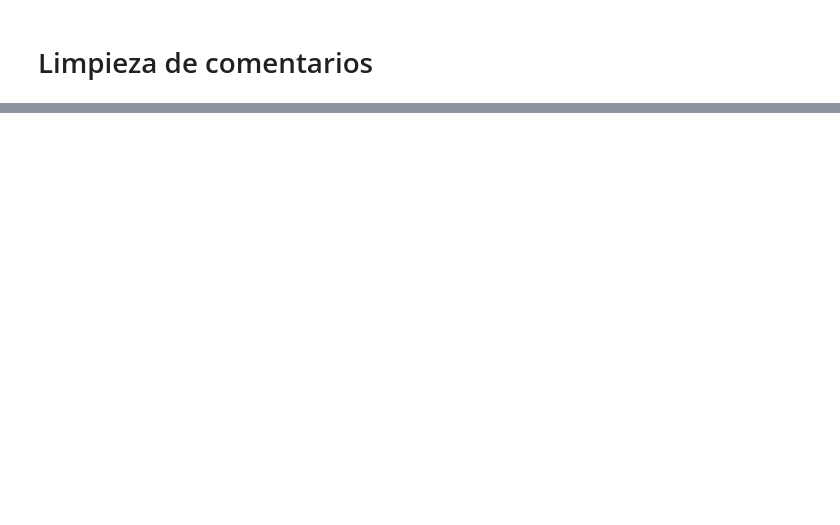
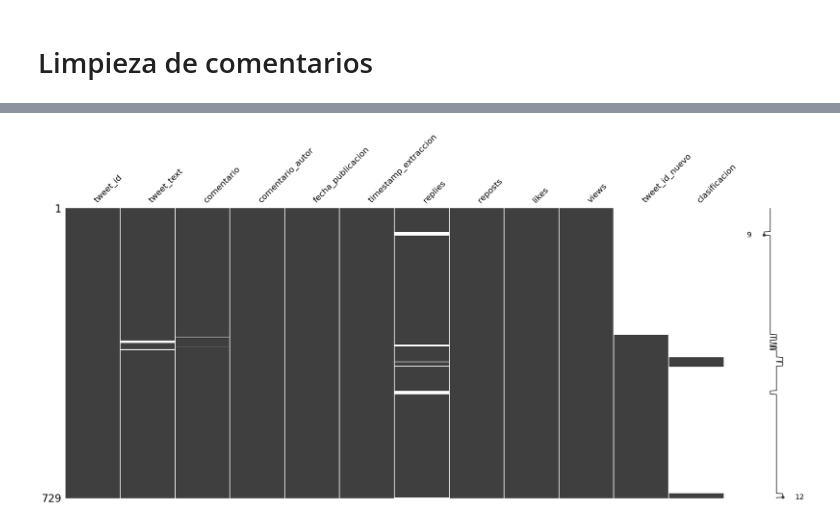
Before and after one commit to JaimeIngenia/Proyecto_IMSS, a Jupyter notebook: limpieza/unionTablas.ipynb, the cells around one changed output, grey strips where cells are left out. Saved outputs shown, nothing was run; the diff lists cells and outputs as text; code cells hidden in the pictures; blank space fills up the shorter version.

```diff
--- a/limpieza/unionTablas.ipynb
+++ b/limpieza/unionTablas.ipynb
@@ -167,0 +157,84 @@ Total de comentarios únicos: 265
+# %%
+# Importar librerías necesarias
+import os
+import pandas as pd
+import missingno as msno
+import matplotlib.pyplot as plt
+import re
+import unicodedata
+
+# Ruta de la carpeta donde están los CSV
+folder_path = '../db/'
+
+# Función para cargar y concatenar CSVs con manejo de errores y delimitadores
+def cargar_datos_csv(carpeta):
+    if not os.path.exists(carpeta):
+        raise FileNotFoundError(f"La carpeta '{carpeta}' no existe.")
+
+    archivos_csv = [f for f in os.listdir(carpeta) if f.endswith('.csv')]
+    if not archivos_csv:
+        raise FileNotFoundError(f"No se encontraron archivos CSV en la carpeta '{carpeta}'.")
+
+    lista_df = []
+    for archivo in archivos_csv:
+        ruta = os.path.join(carpeta, archivo)
+        try:
+            df = pd.read_csv(ruta, sep=None, engine='python', on_bad_lines='skip')
+            lista_df.append(df)
+        except Exception as e:
+            print(f"❌ Error al leer '{archivo}': {e}")
+
+    if not lista_df:
+        raise ValueError("No se pudo cargar ningún archivo CSV correctamente.")
+
+    return pd.concat(lista_df, ignore_index=True)
+
+# Función para limpiar texto
+def limpiar_texto(texto):
+    texto = texto.lower()
+    texto = re.sub(r'https?://\S+|www\.\S+', '', texto)  # eliminar URLs
+    texto = re.sub(r'[^a-zA-Záéíóúüñ0-9\s]', '', texto)  # quitar símbolos
+    texto = re.sub(r'\s+', ' ', texto).strip()           # quitar espacios extras
+    texto = unicodedata.normalize('NFKD', texto)         # normaliza acentos
+    return texto
+
+# Cargar los datos
+df = cargar_datos_csv(folder_path)
+
+# Visualizar nulos
+print("Visualización de valores nulos:")
+msno.matrix(df)
+plt.show()
+df.info()
+
+# --- LIMPIEZA DEL CAMPO COMENTARIO ---
+if 'comentario' not in df.columns:
+    raise ValueError("La columna 'comentario' no está presente en los archivos cargados.")
+
+# Asegurar copia y evitar advertencias
+df = df.copy()
+
+# 1. Eliminar filas con comentario nulo o vacío
+df = df.dropna(subset=['comentario'])
+df = df[df['comentario'].str.strip() != '']
+
+# 2. Eliminar duplicados en comentario
+df = df.drop_duplicates(subset='comentario', keep='first')
+
+# 3. Limpiar texto del comentario
+df['comentario'] = df['comentario'].apply(limpiar_texto)
+
+# 4. Crear ID nuevo
+df['tweet_id_nuevo'] = range(1, len(df) + 1)
+
+# 5. Guardar archivo limpio
+output_file = os.path.join(folder_path, 'comentarios_limpios.csv')
+df.to_csv(output_file, index=False)
+
+# 6. Validar limpieza
+print("\n📊 Resumen final:")
+print(f"- Comentarios nulos: {df['comentario'].isnull().sum()}")
+print(f"- Comentarios vacíos: {(df['comentario'].str.strip() == '').sum()}")
+print(f"- Total de comentarios únicos: {df.shape[0]}")
+print(f"✅ Datos limpios guardados en: {output_file}")
+# %% [output]
@@ -167,0 +242 @@ Total de comentarios únicos: 265
+[figure, added]
```
Also changed, not shown: parts of 8 cells of this notebook, 1 other file.
